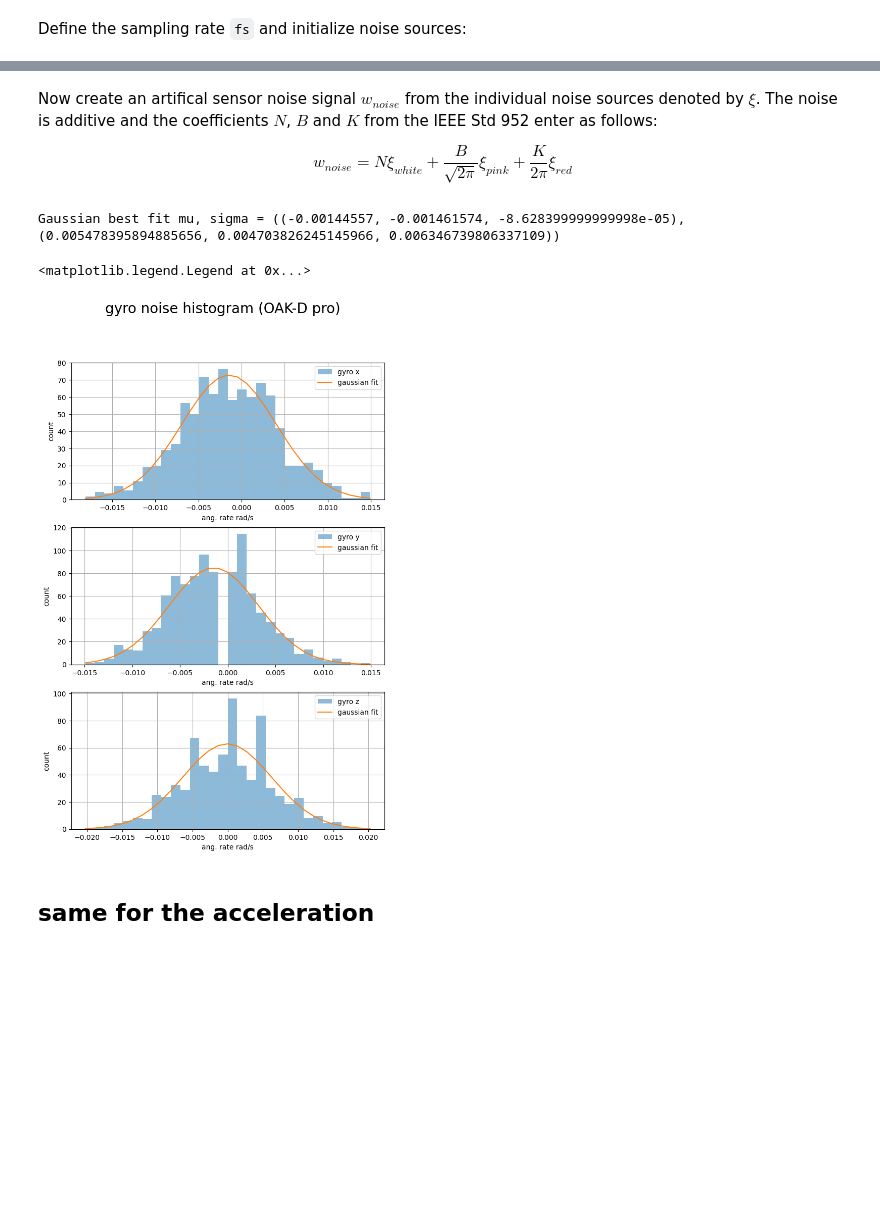
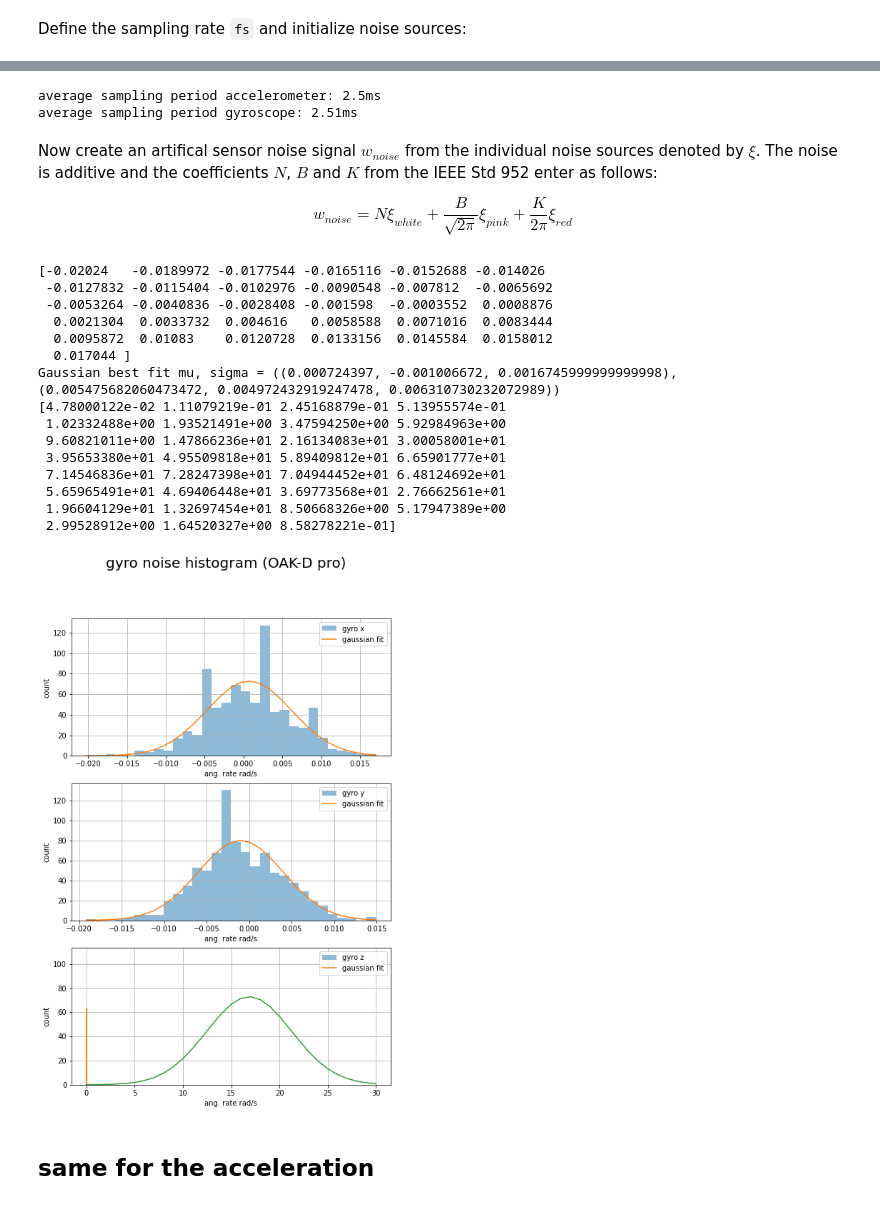
Before and after one commit to diplodocuslongus/depthai2know, a Jupyter notebook: IMU/imu_noise_characterization.ipynb, the cells around one changed output, grey strips where cells are left out. Saved outputs shown, nothing was run; the diff lists cells and outputs as text; code cells hidden in the pictures; blank space fills up the shorter version.

```diff
--- a/IMU/imu_noise_characterization.ipynb
+++ b/IMU/imu_noise_characterization.ipynb
@@ -22,7 +27,9 @@ import scipy.stats as stats
 
 HOME = os.getenv("HOME")
 #CSV_FILENAME = 'imu_oakdpro_1hr_28032024.csv'
-CSV_FILENAME = HOME+'/Data/Drones/IMU/imu_oak_BNO086_2hr_02042024.csv'
+CSV_FILENAME = 'imu_oak_BNO086_6mn_gyroSR400_accSR500.csv'
+# CSV_FILENAME = 'imu_oak_BNO086_6mn_gyroSR100_accSR125.csv'
+# CSV_FILENAME = HOME+'/Data/Drones/IMU/imu_oak_BNO086_2hr_02042024.csv'
 FS = 100  # Sample rate [Hz]
 NOISE_PARAM_UNIT = 'rad'
 PRECI= 2
@@ -134,7 +75,7 @@ gy = dataArr[:NB_SAMPLE, 6]
 gz = dataArr[:NB_SAMPLE, 7]
 # %%
 # Rerun and compare with data at the end of the data gathering (2hrs after start)
-acc_ts = dataArr[-NB_SAMPLE:0, 0]  # time stamp for acceleration, second
+acc_ts = dataArr[-NB_SAMPLE:, 0]  # time stamp for acceleration, second
 accx = dataArr[-NB_SAMPLE:, 1]  # m/s²
 accy = dataArr[-NB_SAMPLE:, 2]
 accz = dataArr[-NB_SAMPLE:, 3]
@@ -144,0 +172,6 @@ gz = dataArr[-NB_SAMPLE:, 7]
+# %%
+print(f'average sampling period accelerometer: {np.average(acc_ts_grad):.3}ms')
+print(f'average sampling period gyroscope: {np.average(gyro_ts_grad):.3}ms')
+# %% [output]
+average sampling period accelerometer: 2.5ms
+average sampling period gyroscope: 2.51ms
@@ -153,37 +188,52 @@ f.set_figwidth(8)
 f.suptitle(f'gyro noise histogram (OAK-D pro)',fontsize = 20)
 #axarr[0].plot(t, accX_ref, 'y.',label="ground truth AccX")
 _, bins_gx, _ = axarr[0].hist(gx, NBINS, density=1, alpha=0.5,label='gyro x')
 _, bins_gy, _ = axarr[1].hist(gy, NBINS, density=1, alpha=0.5,label='gyro y')
 _, bins_gz, _ = axarr[2].hist(gz, NBINS, density=1, alpha=0.5,label='gyro z')
-
+print(bins_gx)
 for i in range(3):
     axarr[i].grid()
     axarr[i].set_ylabel('count')
     axarr[i].set_xlabel('ang. rate rad/s')
 
 # axarr[0].set_title('Gyro Angular rate X')
 
 # print(f'bins from histo: { bins_gx,bins_gy,bins_gz}')
 mu, sigma = zip(stats.norm.fit(gx),stats.norm.fit(gy),stats.norm.fit(gz))
 
 print(f'Gaussian best fit mu, sigma = {mu,sigma}')
 gauss_fit_gx = stats.norm.pdf(bins_gx, mu[0], sigma[0])
 gauss_fit_gy = stats.norm.pdf(bins_gy, mu[1], sigma[1])
 gauss_fit_gz = stats.norm.pdf(bins_gz, mu[2], sigma[2])
 axarr[0].plot(bins_gx,gauss_fit_gx,label = 'gaussian fit')
 axarr[1].plot(bins_gy,gauss_fit_gy,label = 'gaussian fit')
 axarr[2].plot(bins_gz,gauss_fit_gz,label = 'gaussian fit')
 
 hmx = half_max_x(bins_gx,gauss_fit_gx)
 
 axarr[0].legend()
 axarr[1].legend()
 axarr[2].legend()
+plt.plot(gauss_fit_gx)
+print(gauss_fit_gx)
 #axarr[0].set_ylim([-2, 2])
 # %% [output]
-Gaussian best fit mu, sigma = ((-0.00144557, -0.001461574, -8.628399999999998e-05), (0.005478395894885656, 0.004703826245145966, 0.006346739806337109))
+[-0.02024   -0.0189972 -0.0177544 -0.0165116 -0.0152688 -0.014026
+ -0.0127832 -0.0115404 -0.0102976 -0.0090548 -0.007812  -0.0065692
+ -0.0053264 -0.0040836 -0.0028408 -0.001598  -0.0003552  0.0008876
+  0.0021304  0.0033732  0.004616   0.0058588  0.0071016  0.0083444
+  0.0095872  0.01083    0.0120728  0.0133156  0.0145584  0.0158012
+  0.017044 ]
+Gaussian best fit mu, sigma = ((0.000724397, -0.001006672, 0.0016745999999999998), (0.005475682060473472, 0.004972432919247478, 0.006310730232072989))
+[4.78000122e-02 1.11079219e-01 2.45168879e-01 5.13955574e-01
+ 1.02332488e+00 1.93521491e+00 3.47594250e+00 5.92984963e+00
+ 9.60821011e+00 1.47866236e+01 2.16134083e+01 3.00058001e+01
+ 3.95653380e+01 4.95509818e+01 5.89409812e+01 6.65901777e+01
+ 7.14546836e+01 7.28247398e+01 7.04944452e+01 6.48124692e+01
+ 5.65965491e+01 4.69406448e+01 3.69773568e+01 2.76662561e+01
+ 1.96604129e+01 1.32697454e+01 8.50668326e+00 5.17947389e+00
+ 2.99528912e+00 1.64520327e+00 8.58278221e-01]
-<matplotlib.legend.Legend at 0x...>
-[figure, old version]
+[figure, new version]
 # %% [markdown]
 ## same for the acceleration
 # %%
```
Also changed, not shown: parts of 11 cells of this notebook, 5 other files.
